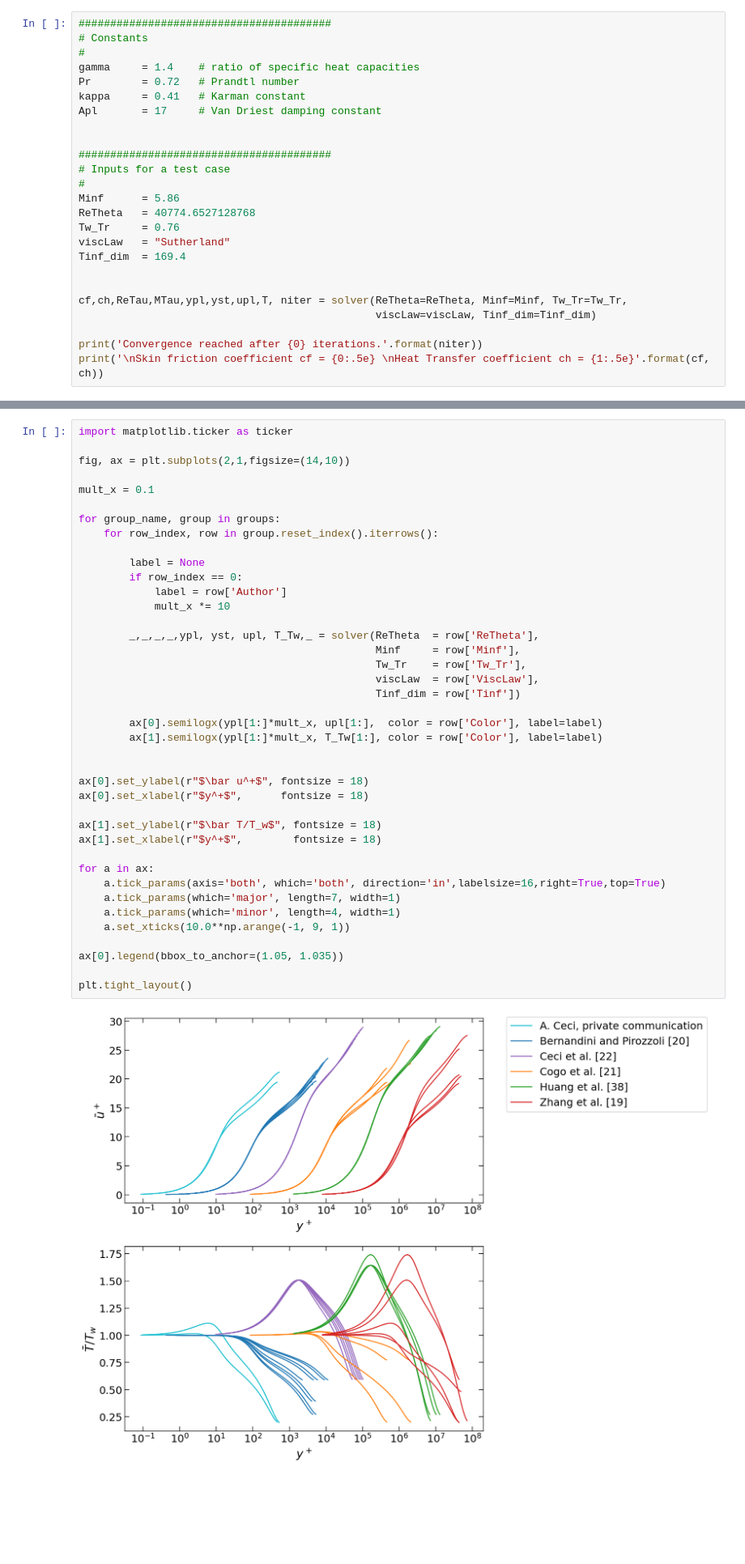
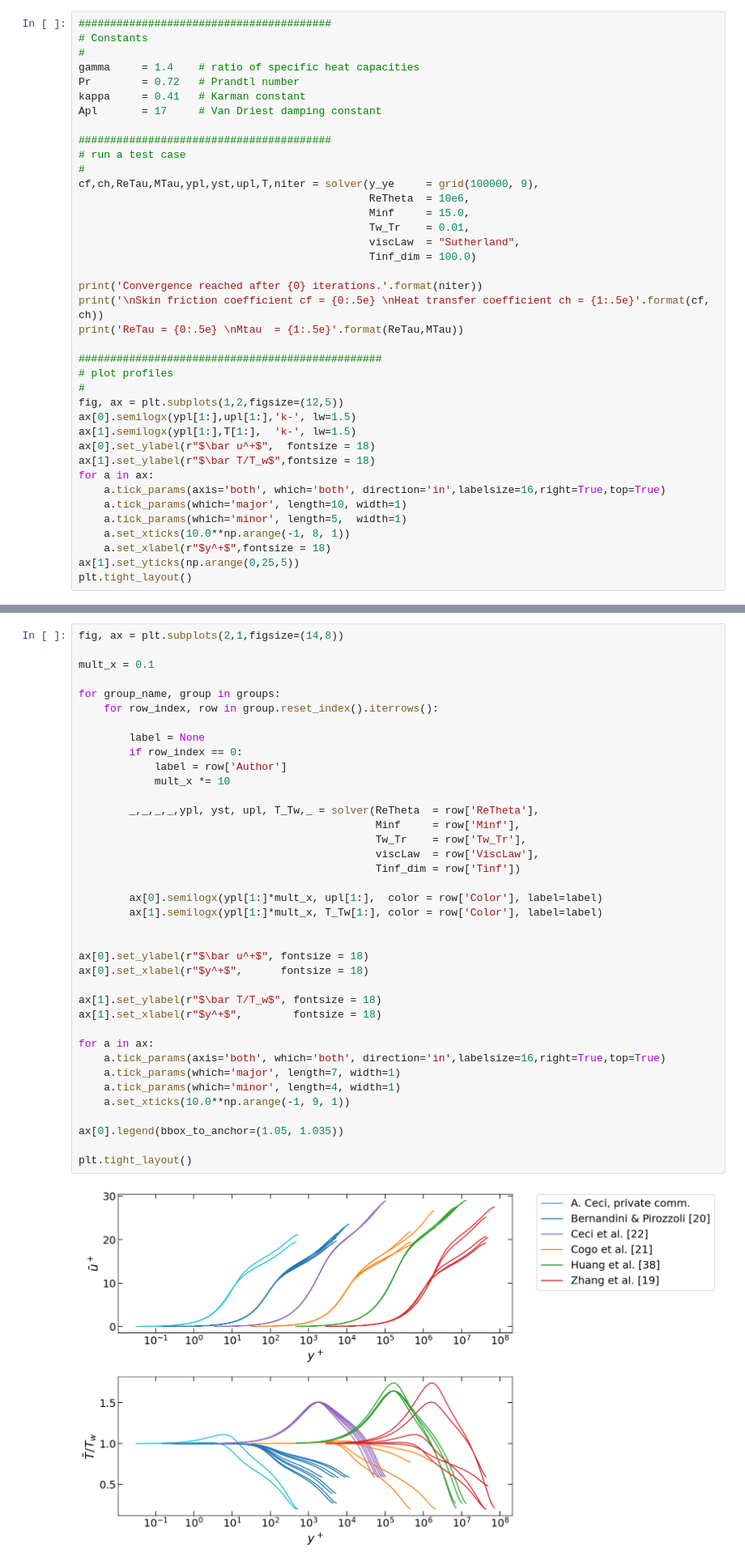
Before and after one commit to Fluid-Dynamics-Of-Energy-Systems-Team/DragAndHeatTransferEstimation, a Jupyter notebook: DragAndHeatTransferEstimation.ipynb, the cells around one changed output, grey strips where cells are left out. Shown at 81% size. Cells and saved outputs as stored; diff of their text form; blank space fills up the shorter version.

```diff
--- a/DragAndHeatTransferEstimation.ipynb
+++ b/DragAndHeatTransferEstimation.ipynb
@@ -199,20 +210,34 @@ Pr        = 0.72   # Prandtl number
 kappa     = 0.41   # Karman constant
 Apl       = 17     # Van Driest damping constant
 
-
 ########################################
-# Inputs for a test case
+# run a test case
 #
-Minf      = 5.86
-ReTheta   = 40774.6527128768
-Tw_Tr     = 0.76
-viscLaw   = "Sutherland"
-Tinf_dim  = 169.4
-
-
-cf,ch,ReTau,MTau,ypl,yst,upl,T, niter = solver(ReTheta=ReTheta, Minf=Minf, Tw_Tr=Tw_Tr,
-                                               viscLaw=viscLaw, Tinf_dim=Tinf_dim)
+cf,ch,ReTau,MTau,ypl,yst,upl,T,niter = solver(y_ye     = grid(100000, 9),
+                                              ReTheta  = 10e6,
+                                              Minf     = 15.0,
+                                              Tw_Tr    = 0.01,
+                                              viscLaw  = "Sutherland",
+                                              Tinf_dim = 100.0)
 
 print('Convergence reached after {0} iterations.'.format(niter))
-print('\nSkin friction coefficient cf = {0:.5e} \nHeat Transfer coefficient ch = {1:.5e}'.format(cf, ch))
+print('\nSkin friction coefficient cf = {0:.5e} \nHeat transfer coefficient ch = {1:.5e}'.format(cf, ch))
+print('ReTau = {0:.5e} \nMtau  = {1:.5e}'.format(ReTau,MTau))
+
+################################################
+# plot profiles
+#
+fig, ax = plt.subplots(1,2,figsize=(12,5))
+ax[0].semilogx(ypl[1:],upl[1:],'k-', lw=1.5)
+ax[1].semilogx(ypl[1:],T[1:],  'k-', lw=1.5)
+ax[0].set_ylabel(r"$\bar u^+$",  fontsize = 18)
+ax[1].set_ylabel(r"$\bar T/T_w$",fontsize = 18)
+for a in ax:
+    a.tick_params(axis='both', which='both', direction='in',labelsize=16,right=True,top=True)
+    a.tick_params(which='major', length=10, width=1)
+    a.tick_params(which='minor', length=5,  width=1)
+    a.set_xticks(10.0**np.arange(-1, 8, 1))
+    a.set_xlabel(r"$y^+$",fontsize = 18)
+ax[1].set_yticks(np.arange(0,25,5))
+plt.tight_layout()
 # %% [output]
@@ -310,9 +308,7 @@ plt.tight_layout()
 # %% [markdown]
 ## Plot estimated velocity and temperature profiles for these cases
 # %%
-import matplotlib.ticker as ticker
-
-fig, ax = plt.subplots(2,1,figsize=(14,10))
+fig, ax = plt.subplots(2,1,figsize=(14,8))
 
 mult_x = 0.1
 
@@ -323,31 +319,31 @@ for group_name, group in groups:
         if row_index == 0:
             label = row['Author']
             mult_x *= 10
 
         _,_,_,_,ypl, yst, upl, T_Tw,_ = solver(ReTheta  = row['ReTheta'],
                                                Minf     = row['Minf'],
                                                Tw_Tr    = row['Tw_Tr'],
                                                viscLaw  = row['ViscLaw'],
                                                Tinf_dim = row['Tinf'])
 
         ax[0].semilogx(ypl[1:]*mult_x, upl[1:],  color = row['Color'], label=label)
         ax[1].semilogx(ypl[1:]*mult_x, T_Tw[1:], color = row['Color'], label=label)
 
 
 ax[0].set_ylabel(r"$\bar u^+$", fontsize = 18)
 ax[0].set_xlabel(r"$y^+$",      fontsize = 18)
 
 ax[1].set_ylabel(r"$\bar T/T_w$", fontsize = 18)
 ax[1].set_xlabel(r"$y^+$",        fontsize = 18)
 
 for a in ax:
     a.tick_params(axis='both', which='both', direction='in',labelsize=16,right=True,top=True)
     a.tick_params(which='major', length=7, width=1)
     a.tick_params(which='minor', length=4, width=1)
     a.set_xticks(10.0**np.arange(-1, 9, 1))
 
 ax[0].legend(bbox_to_anchor=(1.05, 1.035))
 
 plt.tight_layout()
 # %% [output]
-[figure, old version]
+[figure, new version]
```
Also changed, not shown: parts of 11 cells of this notebook, 2 other files.
